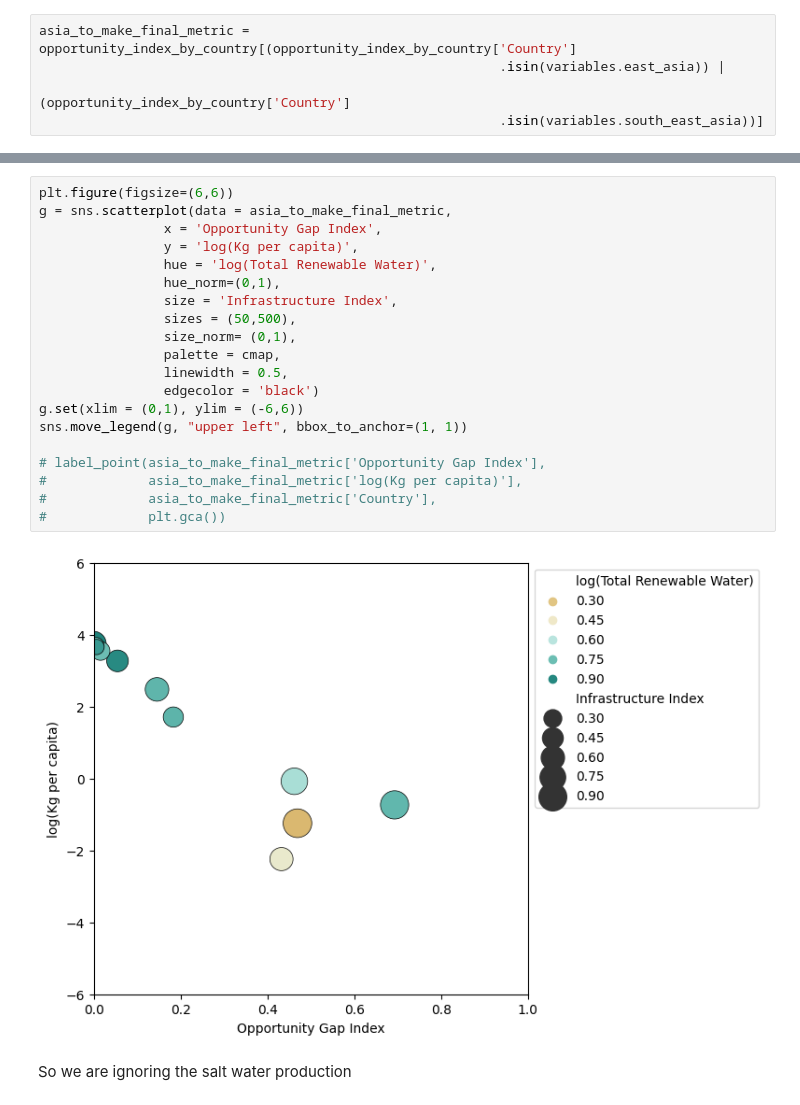
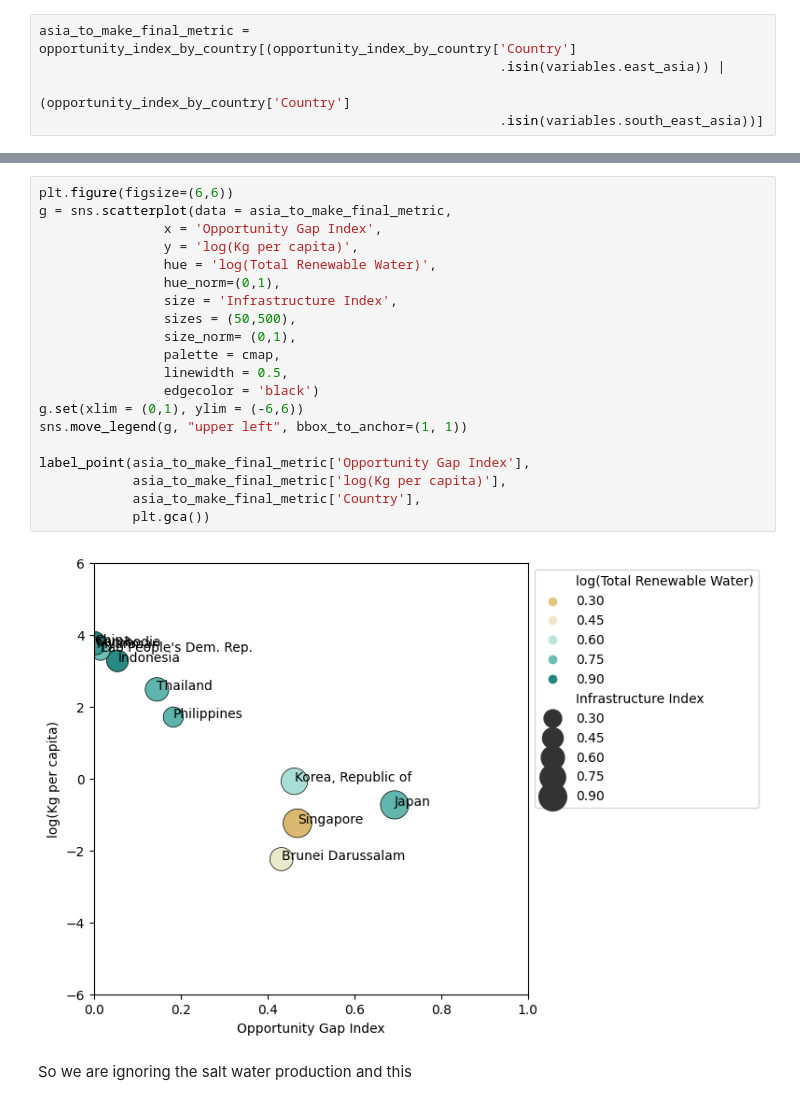
Before and after one commit to seenstevo/Pisciculture_EDA, a Jupyter notebook: src/notebooks/Metric_Of_Untapped_Potential.ipynb, the cells around one changed output, grey strips where cells are left out. Cells and saved outputs as stored; diff of their text form.

```diff
--- a/src/notebooks/Metric_Of_Untapped_Potential.ipynb
+++ b/src/notebooks/Metric_Of_Untapped_Potential.ipynb
@@ -384,24 +400,24 @@ asia_to_make_final_metric = opportunity_index_by_country[(opportunity_index_by_c
 # %%
 plt.figure(figsize=(6,6))
 g = sns.scatterplot(data = asia_to_make_final_metric,
                 x = 'Opportunity Gap Index',
                 y = 'log(Kg per capita)',
                 hue = 'log(Total Renewable Water)',
                 hue_norm=(0,1),
                 size = 'Infrastructure Index',
                 sizes = (50,500),
                 size_norm= (0,1),
                 palette = cmap,
                 linewidth = 0.5,
                 edgecolor = 'black')
 g.set(xlim = (0,1), ylim = (-6,6))
 sns.move_legend(g, "upper left", bbox_to_anchor=(1, 1))
 
-# label_point(asia_to_make_final_metric['Opportunity Gap Index'],
-#             asia_to_make_final_metric['log(Kg per capita)'],
-#             asia_to_make_final_metric['Country'],
-#             plt.gca())
+label_point(asia_to_make_final_metric['Opportunity Gap Index'],
+            asia_to_make_final_metric['log(Kg per capita)'],
+            asia_to_make_final_metric['Country'],
+            plt.gca())
 # %% [output]
-[figure, old version]
+[figure, new version]
 # %% [markdown]
-So we are ignoring the salt water production
+So we are ignoring the salt water production and this
```
Also changed, not shown: parts of 8 cells of this notebook, 5 other files.
